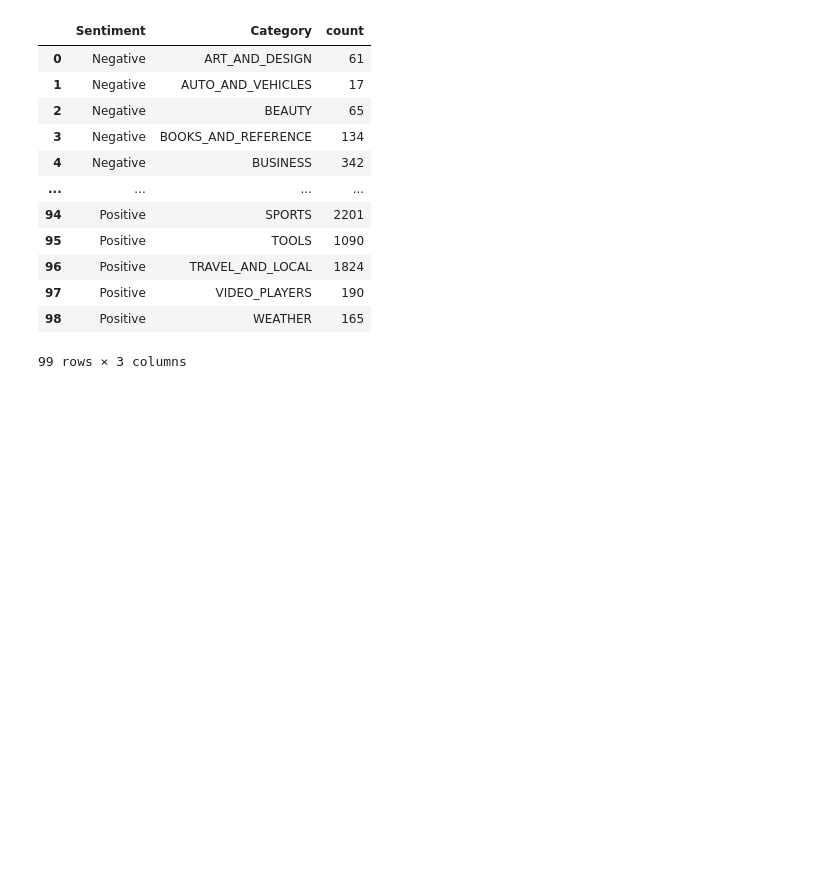
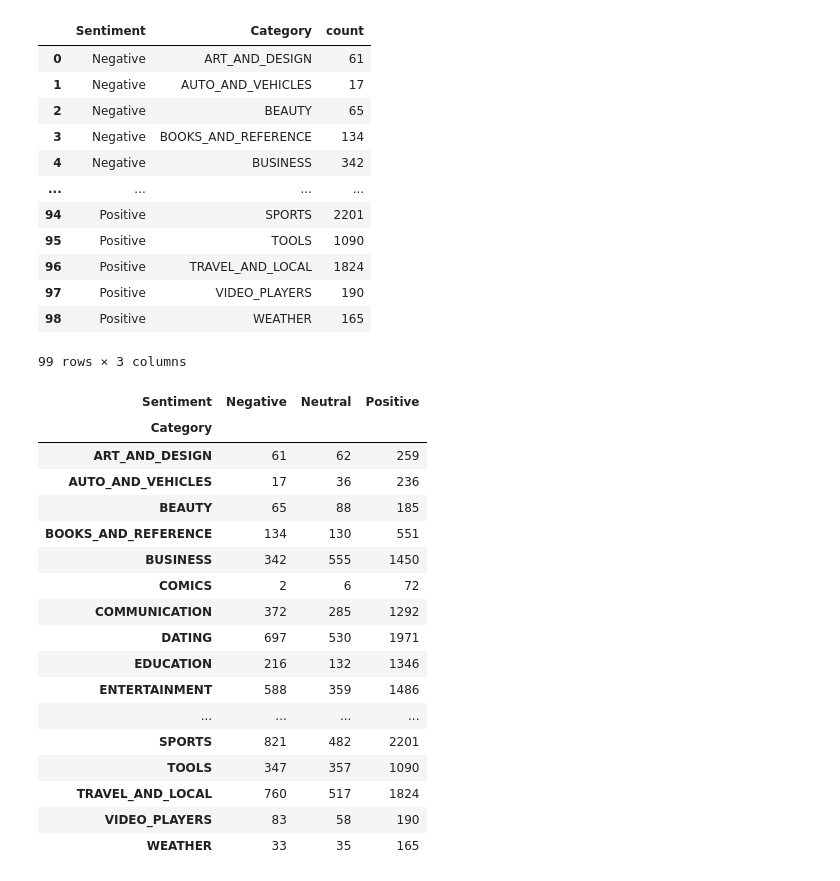
Before and after one commit to Preetirai-tech/Play-Store-App-Review-Analysis, a Jupyter notebook: Play_Store_App_Review_Analysis_Capstone_Project.ipynb, the cells around one changed output. Cells and saved outputs as stored; diff of their text form; code cells hidden in the pictures; blank space fills up the shorter version.

```diff
--- a/Play_Store_App_Review_Analysis_Capstone_Project.ipynb
+++ b/Play_Store_App_Review_Analysis_Capstone_Project.ipynb
@@ -563,3 +563,26 @@ new_df
 | 97 | Positive | VIDEO_PLAYERS | 190 |
 | 98 | Positive | WEATHER | 165 |
 99 rows × 3 columns
+# %%
+# Now lets make a pivot to see which category has how much positive,negative and neutral reviews
+pivotted_new_df = new_df.pivot(index='Category',columns='Sentiment',values='count')
+pivotted_new_df
+# %% [output]
+| Sentiment | Negative | Neutral | Positive |
+| Category |  |  |  |
+| ART_AND_DESIGN | 61 | 62 | 259 |
+| AUTO_AND_VEHICLES | 17 | 36 | 236 |
+| BEAUTY | 65 | 88 | 185 |
+| BOOKS_AND_REFERENCE | 134 | 130 | 551 |
+| BUSINESS | 342 | 555 | 1450 |
+| COMICS | 2 | 6 | 72 |
+| COMMUNICATION | 372 | 285 | 1292 |
+| DATING | 697 | 530 | 1971 |
+| EDUCATION | 216 | 132 | 1346 |
+| ENTERTAINMENT | 588 | 359 | 1486 |
+| ... | ... | ... | ... |
+| SPORTS | 821 | 482 | 2201 |
+| TOOLS | 347 | 357 | 1090 |
+| TRAVEL_AND_LOCAL | 760 | 517 | 1824 |
+| VIDEO_PLAYERS | 83 | 58 | 190 |
+| WEATHER | 33 | 35 | 165 |
```
